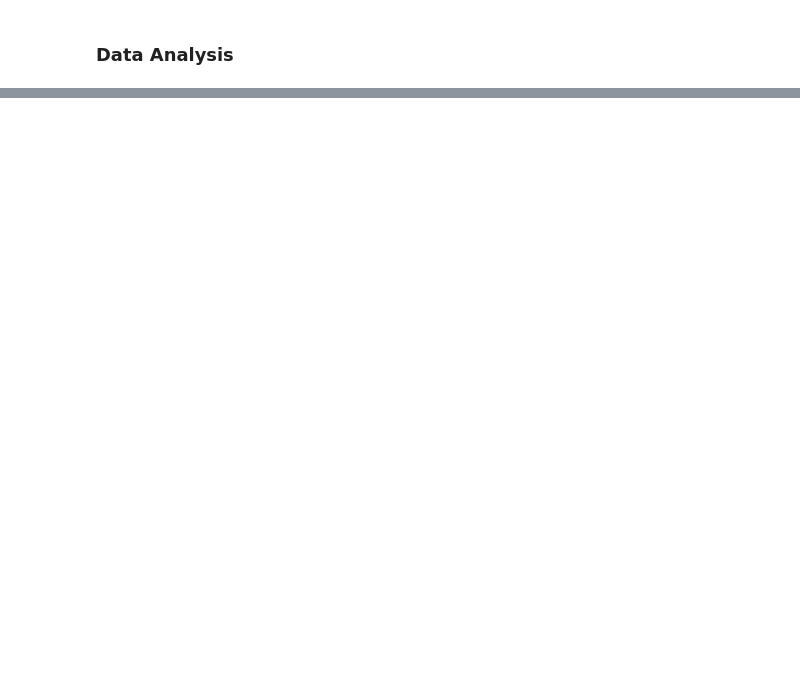
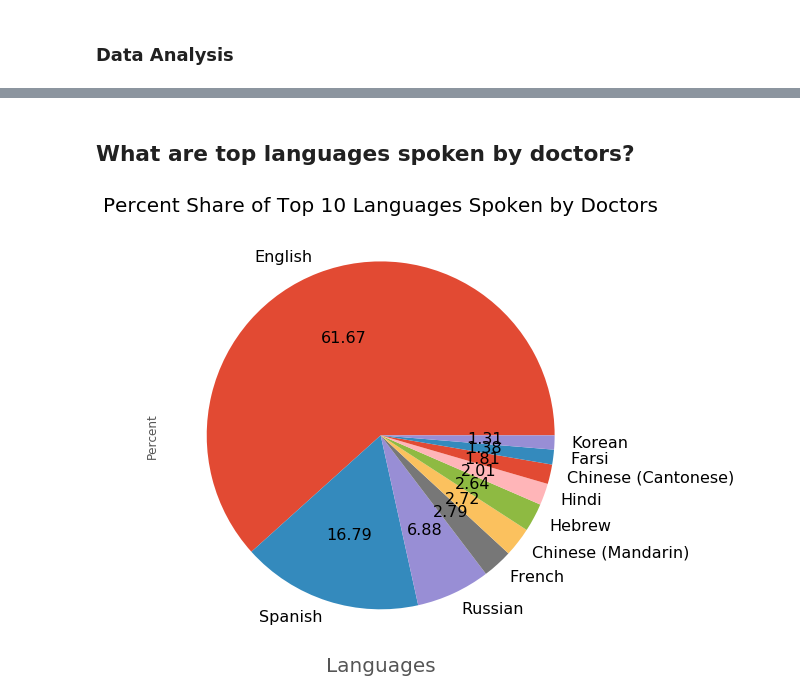
Before and after one commit to SubornaN/Web_Scrapping_Project, a Jupyter notebook: zocdocnyc/zocdocnyc_analysis.ipynb, the cells around one changed output, grey strips where cells are left out. Cells and saved outputs as stored; diff of their text form; code cells hidden in the pictures; blank space fills up the shorter version.

```diff
--- a/zocdocnyc/zocdocnyc_analysis.ipynb
+++ b/zocdocnyc/zocdocnyc_analysis.ipynb
@@ -379,0 +18,14 @@ Text(0.5, 1.0, 'Doctors Offering Video Visits')
+# %%
+# not useful for the analysis
+df = df.drop(['Zipcode', 'Doc_Urls'], axis = 1)
+# %%
+# Maink some changes to the values
+df.City = df.City.str.lower()
+df.City = df.City.replace('11242', np.nan)
+df.City = df.City.replace('828-367-7316', np.nan)
+df.City = df.City.replace('BROOKLYN', 'brooklyn')
+df.City = df.City.replace('brooklyn ny', 'brooklyn')
+df.City = df.City.replace('new city', 'new york')
+df.City = df.City.replace('new york city', 'new york')
+df.City = df.City.replace('ny', 'new york')
+df.City = df.City.str.title()
@@ -379,0 +157,17 @@ Text(0.5, 1.0, 'Doctors Offering Video Visits')
+# %% [markdown]
+## What are top languages spoken by doctors?
+# %%
+plt.rcParams["figure.figsize"] = (10,8)
+lan_count = pd.DataFrame(df.Language.value_counts())
+lan_count['Percent'] = (lan_count['Language']*100)/lan_count['Language'].sum()
+lan_count
+lan_top = lan_count[:10].Percent
+lan_top.plot(kind='pie', autopct='%.2f', labels=lan_top.index, fontsize=16)
+plt.xticks(fontsize = 16)
+plt.yticks(fontsize = 16)
+plt.xlabel('Languages', fontsize = 20)
+
+plt.title('Percent Share of Top 10 Languages Spoken by Doctors', fontsize = 20)
+plt.show()
+# %% [output]
+[figure, added]
```
Also changed, not shown: parts of 81 cells of this notebook, 3 other files.
